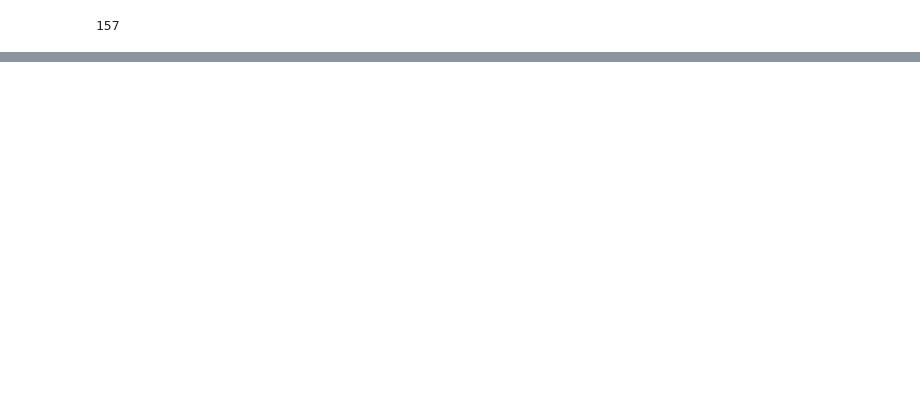
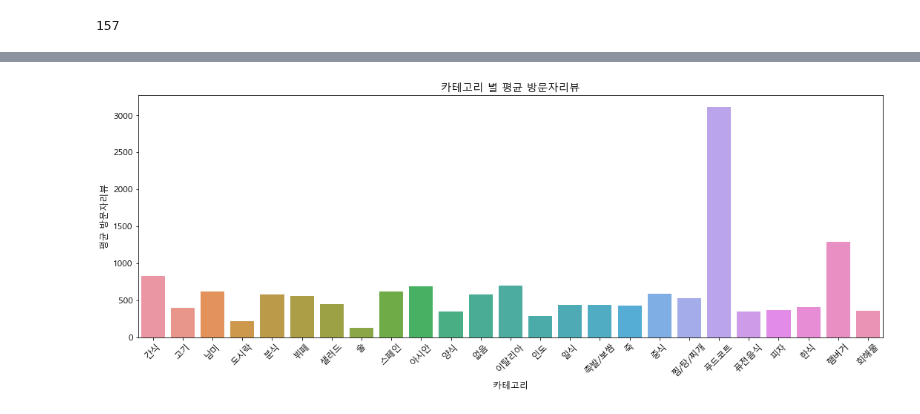
Before and after one commit to Lunch-Lab/data, a Jupyter notebook: res_EDA.ipynb, the cells around one changed output, grey strips where cells are left out. Cells and saved outputs as stored; diff of their text form; code cells hidden in the pictures; blank space fills up the shorter version.

```diff
--- a/res_EDA.ipynb
+++ b/res_EDA.ipynb
@@ -62,0 +194,17 @@ len(res_info_df['업태구분'].unique())
+# %%
+# '구분'이 '사용'인 행들만 필터링
+filtered_res_info_df = res_info_df[res_info_df['구분'] == '사용']
+
+# '카테고리' 별 '방문자리뷰'의 평균 계산
+avg_review_by_category = filtered_res_info_df.groupby('카테고리')['방문자리뷰'].mean().reset_index()
+
+# 시각화
+plt.figure(figsize=(18, 6))
+sb.barplot(data=avg_review_by_category, x='카테고리', y='방문자리뷰')
+plt.xticks(rotation=45)
+plt.xlabel('카테고리')
+plt.ylabel('평균 방문자리뷰')
+plt.title('카테고리 별 평균 방문자리뷰')
+plt.show()
+# %% [output]
+[figure, added]
```
Also changed, not shown: parts of 15 cells of this notebook.
